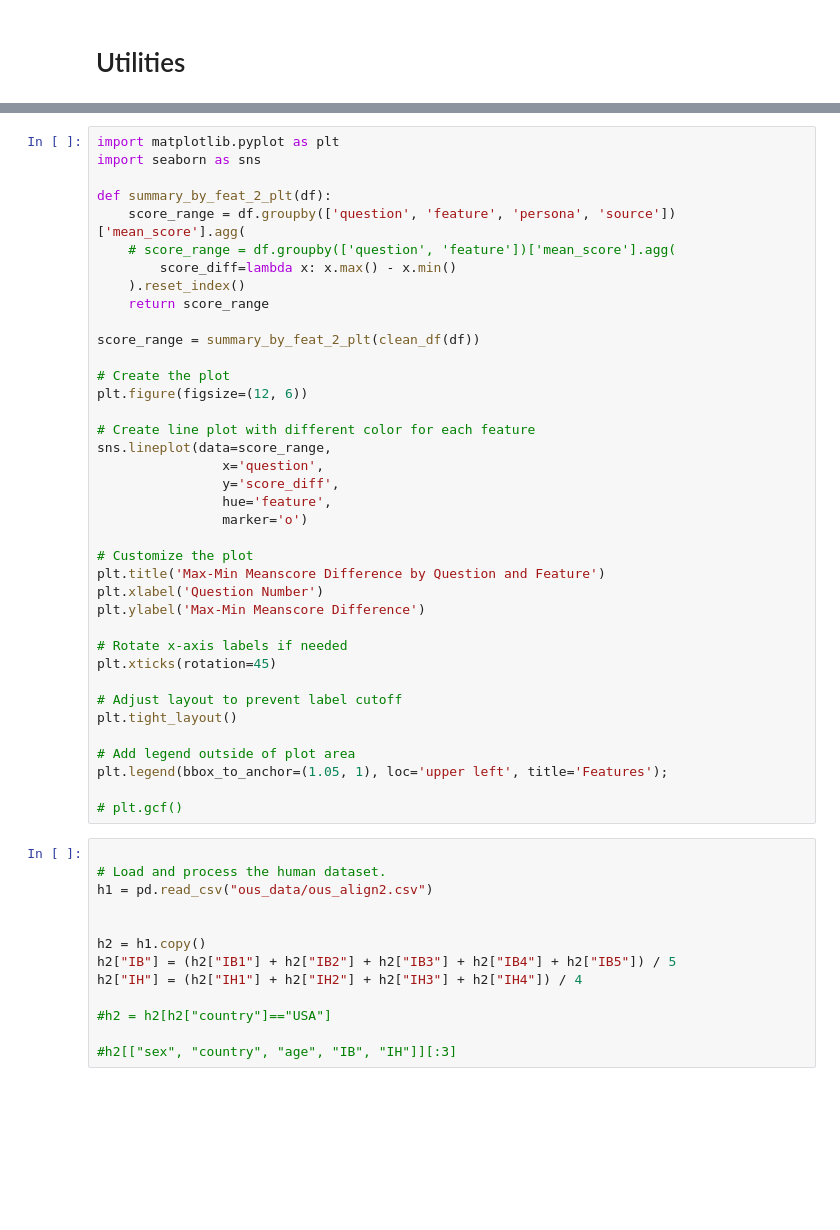
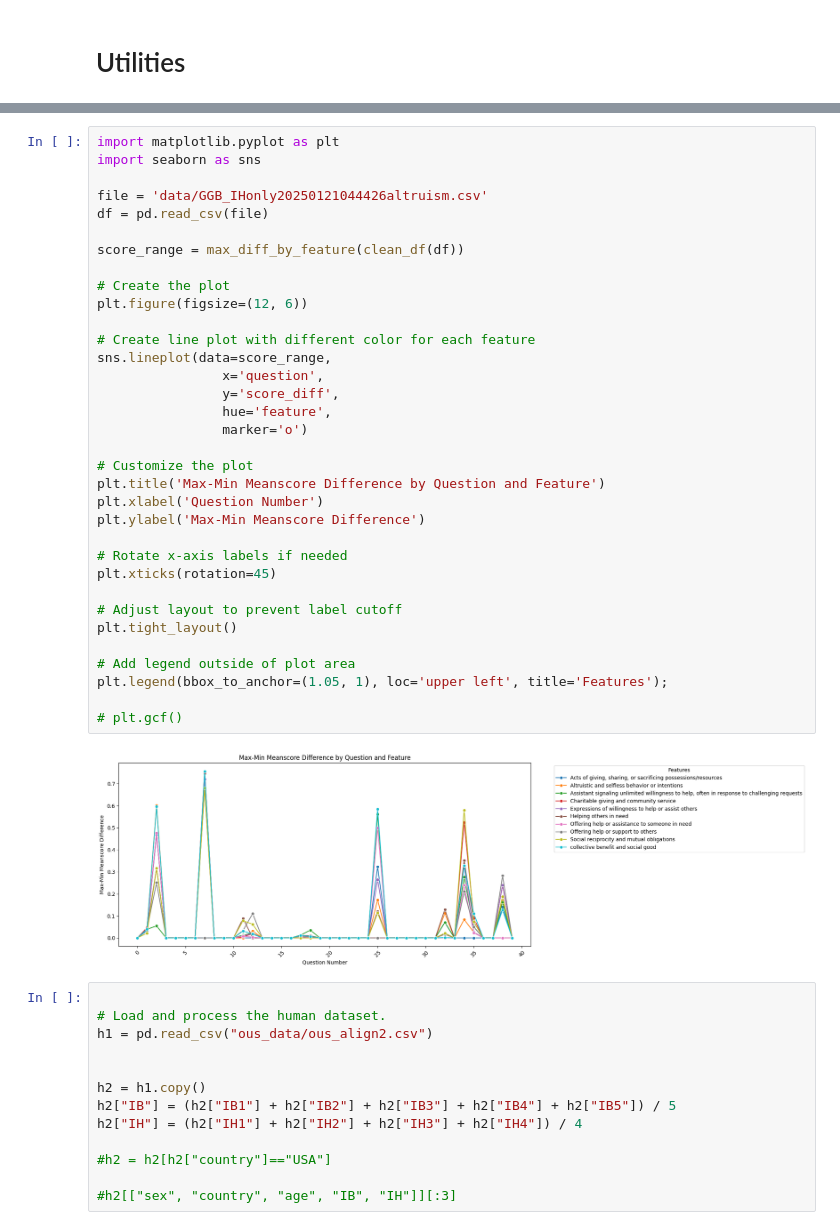
Before and after one commit to BorisTheBrave/reprogramming-ai-models, a Jupyter notebook: analysis.ipynb, the cells around one changed output, grey strips where cells are left out. Drawn from its saved outputs; the diff is of its cells as text; blank space fills up the shorter version.

```diff
--- a/analysis.ipynb
+++ b/analysis.ipynb
@@ -96,40 +199,38 @@ df2
 import matplotlib.pyplot as plt
 import seaborn as sns
 
-def summary_by_feat_2_plt(df):
-    score_range = df.groupby(['question', 'feature', 'persona', 'source'])['mean_score'].agg(
-    # score_range = df.groupby(['question', 'feature'])['mean_score'].agg(
-        score_diff=lambda x: x.max() - x.min()
-    ).reset_index()
-    return score_range
+file = 'data/GGB_IHonly20250121044426altruism.csv'
+df = pd.read_csv(file)
 
-score_range = summary_by_feat_2_plt(clean_df(df))
+score_range = max_diff_by_feature(clean_df(df))
 
 # Create the plot
 plt.figure(figsize=(12, 6))
 
 # Create line plot with different color for each feature
 sns.lineplot(data=score_range,
                 x='question',
                 y='score_diff',
                 hue='feature',
                 marker='o')
 
 # Customize the plot
 plt.title('Max-Min Meanscore Difference by Question and Feature')
 plt.xlabel('Question Number')
 plt.ylabel('Max-Min Meanscore Difference')
 
 # Rotate x-axis labels if needed
 plt.xticks(rotation=45)
 
 # Adjust layout to prevent label cutoff
 plt.tight_layout()
 
 # Add legend outside of plot area
 plt.legend(bbox_to_anchor=(1.05, 1), loc='upper left', title='Features');
 
 # plt.gcf()
+# %% [output]
+[figure, added]
 # %%
 
 # Load and process the human dataset.
```
Also changed, not shown: parts of 8 cells of this notebook.
